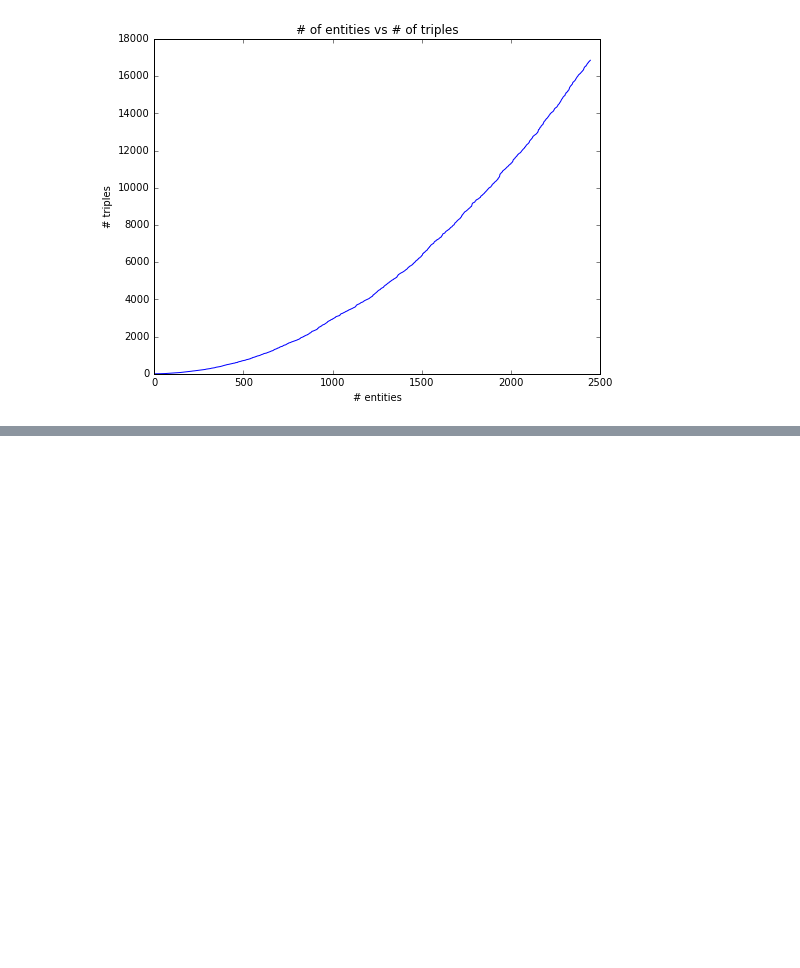
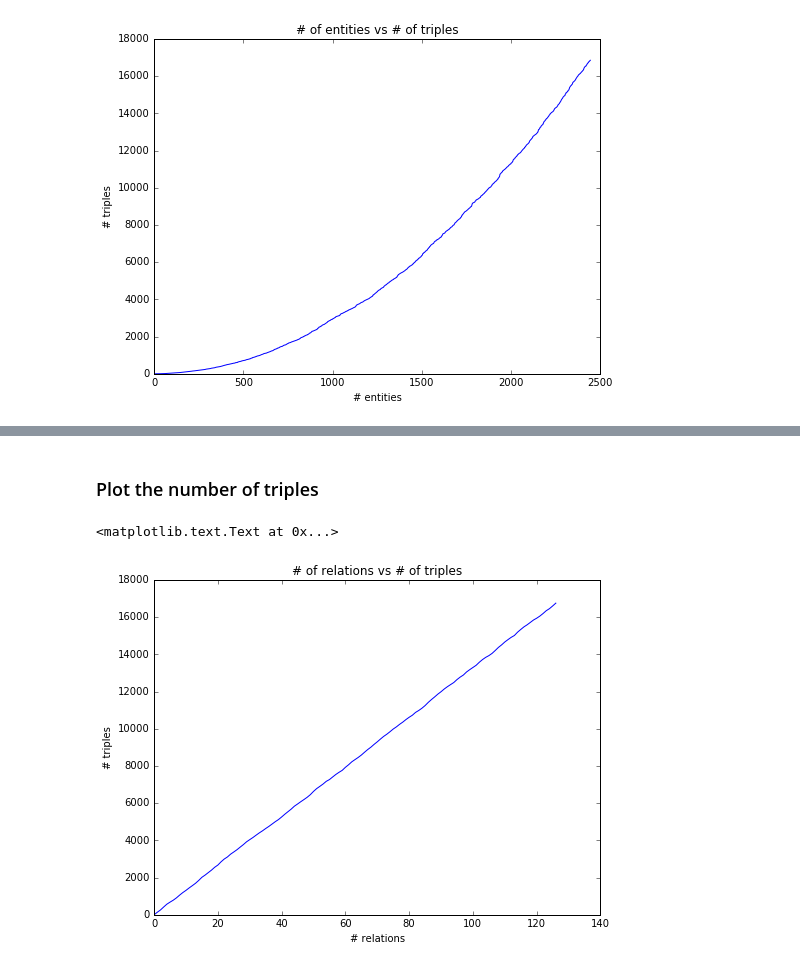
Before and after one commit to dongwookim-ml/sparse-graph-prior, a Jupyter notebook: notebooks/SimulateKnowledgeGraph.ipynb, the cells around one changed output, grey strips where cells are left out. Saved outputs shown, nothing was run; the diff lists cells and outputs as text; code cells hidden in the pictures; blank space fills up the shorter version.

```diff
--- a/notebooks/SimulateKnowledgeGraph.ipynb
+++ b/notebooks/SimulateKnowledgeGraph.ipynb
@@ -109,0 +112,29 @@ plt.ylim([0, 18000])
+# %%
+n_triple = defaultdict(list)
+n_sample = 1000 # repeat counting n_sample times
+
+for s in range(n_sample):
+    tic = time.time()
+    n_triple[0].append(0)
+
+    shuffled_r = np.arange(n_r)
+    np.random.shuffle(shuffled_r)
+
+    for i, ri in enumerate(shuffled_r):
+        # counting triples by expanding tensor
+        cnt = T[ri].nnz
+        n_triple[i+1].append(n_triple[i][-1] + cnt)
+
+#     print(time.time()-tic)
+avg_cnt = [np.mean(n_triple[i]) for i in range(n_r)]
+# %% [markdown]
+### Plot the number of triples
+# %%
+plt.figure(figsize=(8,6))
+plt.plot(avg_cnt, label='empirical')
+plt.title('# of relations vs # of triples')
+plt.xlabel('# relations')
+plt.ylabel('# triples')
+# %% [output]
+<matplotlib.text.Text at 0x...>
+[figure, added]
```
Also changed, not shown: parts of 3 cells of this notebook.
